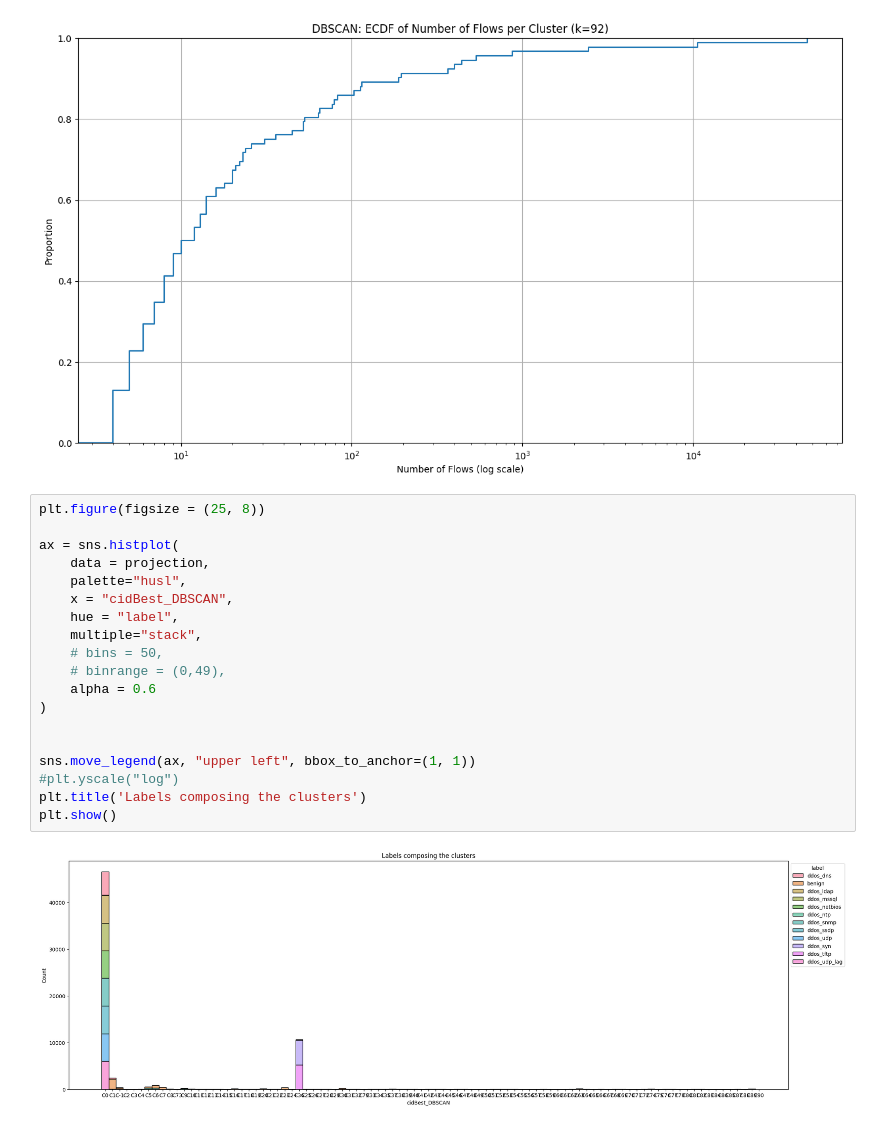
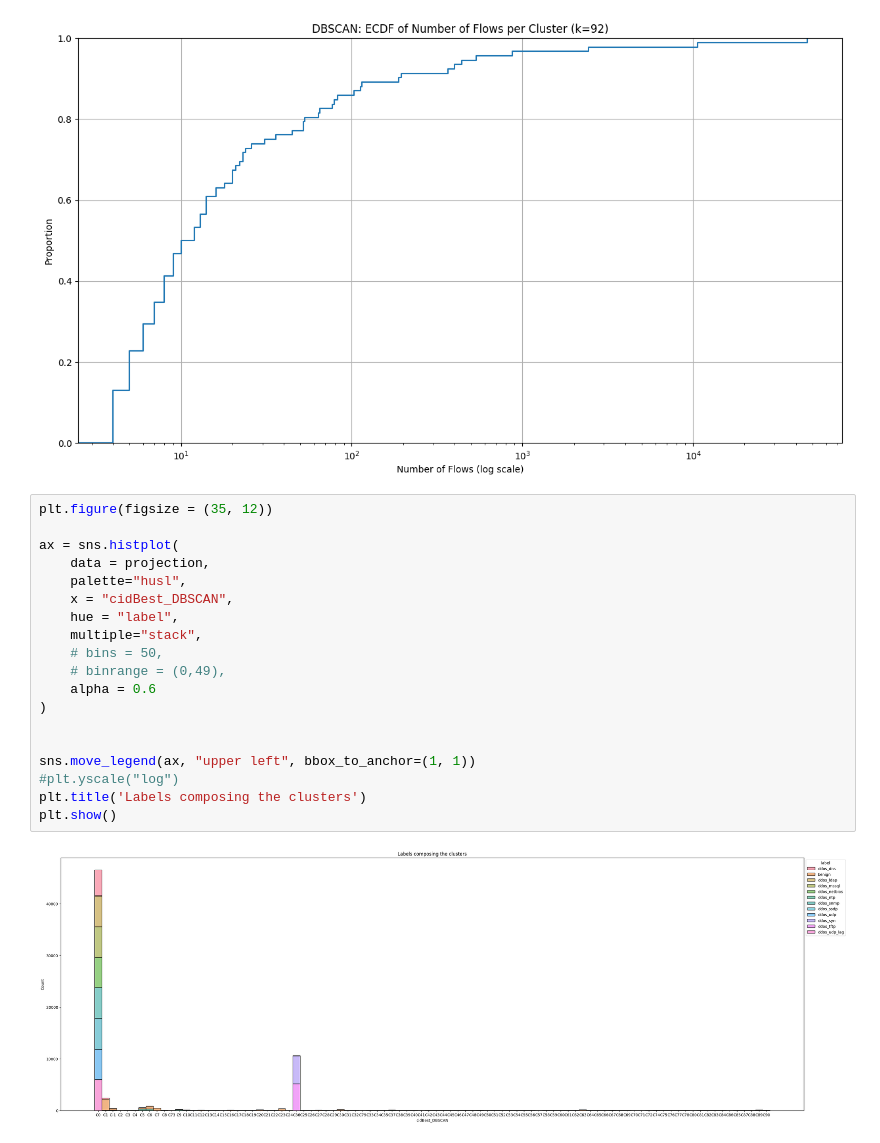
Before and after one commit to iochia02/ML4N_project, a Jupyter notebook: Code/4-unsupervised_learning.ipynb, the cells around one changed output. Saved outputs shown, nothing was run; the diff lists cells and outputs as text.

```diff
--- a/Code/4-unsupervised_learning.ipynb
+++ b/Code/4-unsupervised_learning.ipynb
@@ -985,26 +999,26 @@ plt.show()
 # %% [output]
 [figure]
 # %%
-plt.figure(figsize = (25, 8))
+plt.figure(figsize = (35, 12))
 
 ax = sns.histplot(
     data = projection,
     palette="husl",
     x = "cidBest_DBSCAN",
     hue = "label",
     multiple="stack",
     # bins = 50,
     # binrange = (0,49),
     alpha = 0.6
 )
 
 
 sns.move_legend(ax, "upper left", bbox_to_anchor=(1, 1))
 #plt.yscale("log")
 plt.title('Labels composing the clusters')
 plt.show()
 # %% [output]
-[figure, old version]
+[figure, new version]
 # %%
 plt.figure(figsize = (20, 8))
 
```
Also changed, not shown: parts of 10 cells of this notebook, 1 other file.
